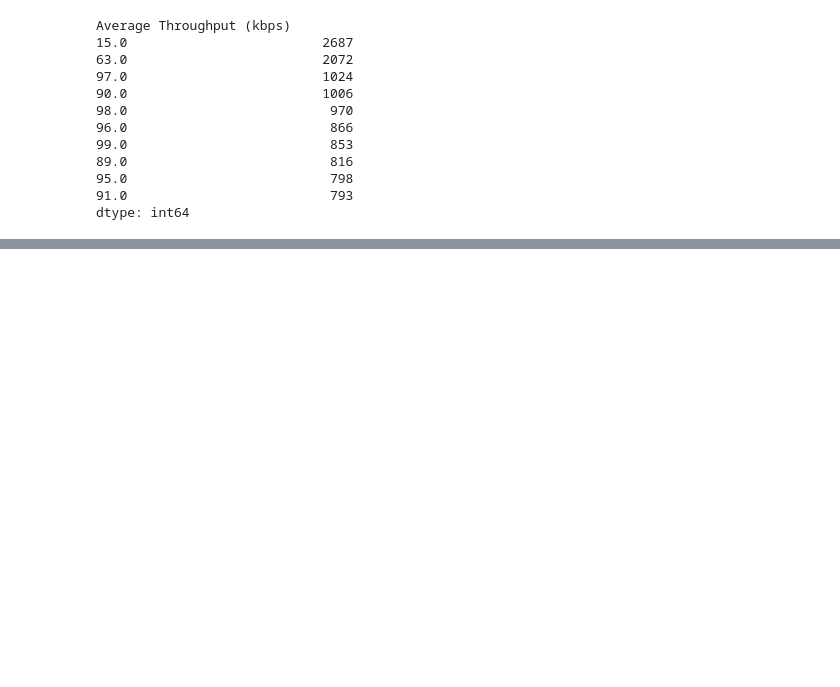
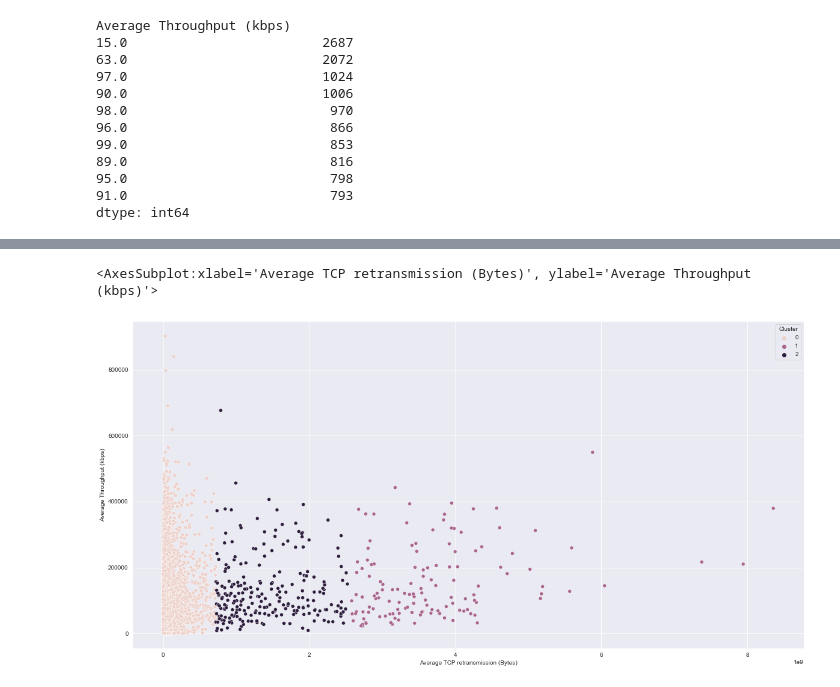
Before and after one commit to DiyeMark/User-Analytics-Telecommunication-Industry, a Jupyter notebook: notebooks/user-experience-analytics.ipynb, the cells around one changed output, grey strips where cells are left out. Drawn from its saved outputs; the diff is of its cells as text; code cells hidden in the pictures; blank space fills up the shorter version.

```diff
--- a/notebooks/user-experience-analytics.ipynb
+++ b/notebooks/user-experience-analytics.ipynb
@@ -190,0 +243,4 @@ dtype: int64
+# %%
+kmeans = KMeans(n_clusters=3)
+y_predicted = kmeans.fit_predict(user_experience_db[["Average TCP retransmission (Bytes)","Average RTT (ms)", "Average Throughput (kbps)"]])
+y_predicted
@@ -190,0 +249,3 @@ dtype: int64
+# %%
+user_experience_db["Cluster"] = kmeans.labels_
+user_experience_db.head()
@@ -190,0 +260,6 @@ dtype: int64
+# %%
+fig, ax = plt.subplots(figsize=(20, 10))
+sns.scatterplot(x="Average TCP retransmission (Bytes)", y="Average Throughput (kbps)", hue = 'Cluster',  data=user_experience_db, ax=ax)
+# %% [output]
+<AxesSubplot:xlabel='Average TCP retransmission (Bytes)', ylabel='Average Throughput (kbps)'>
+[figure, added]
```
Also changed, not shown: parts of 9 cells of this notebook, 5 other files.
